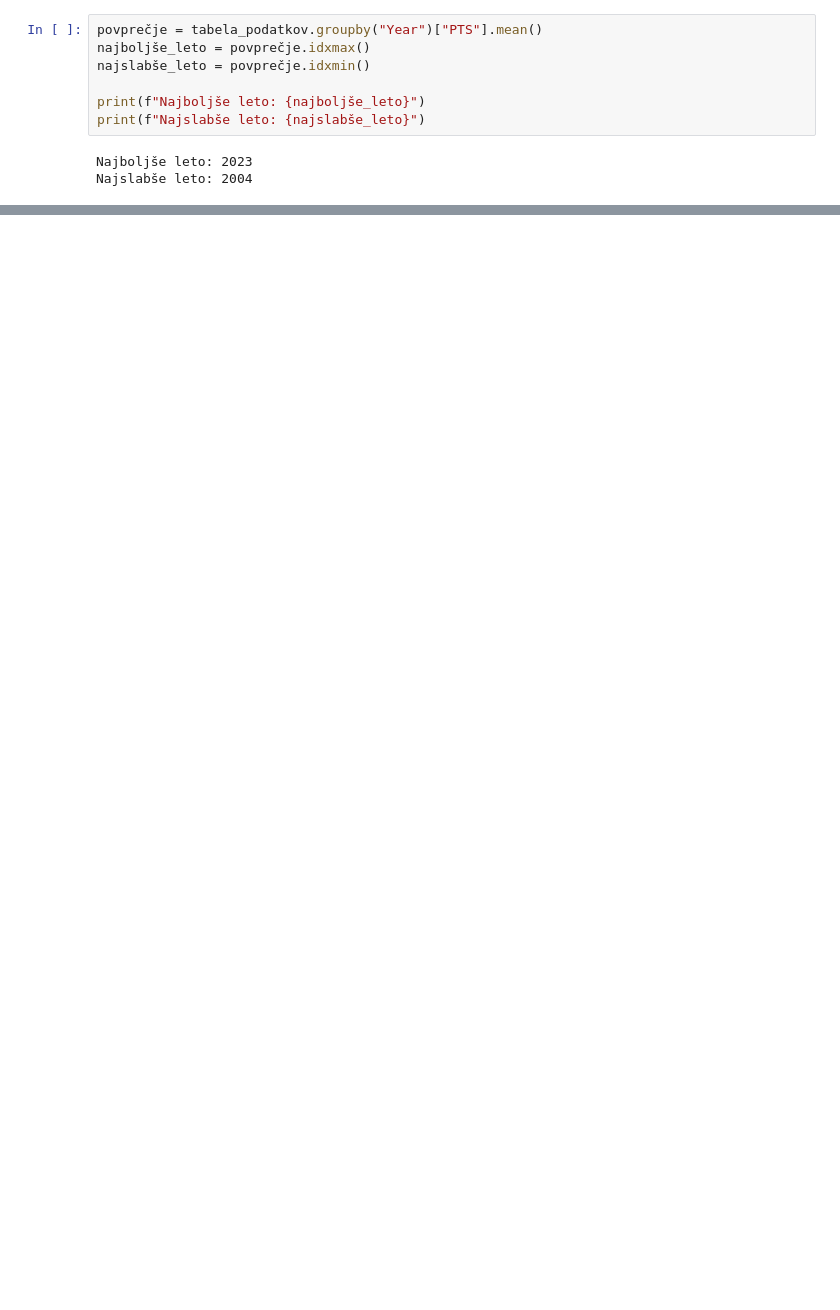
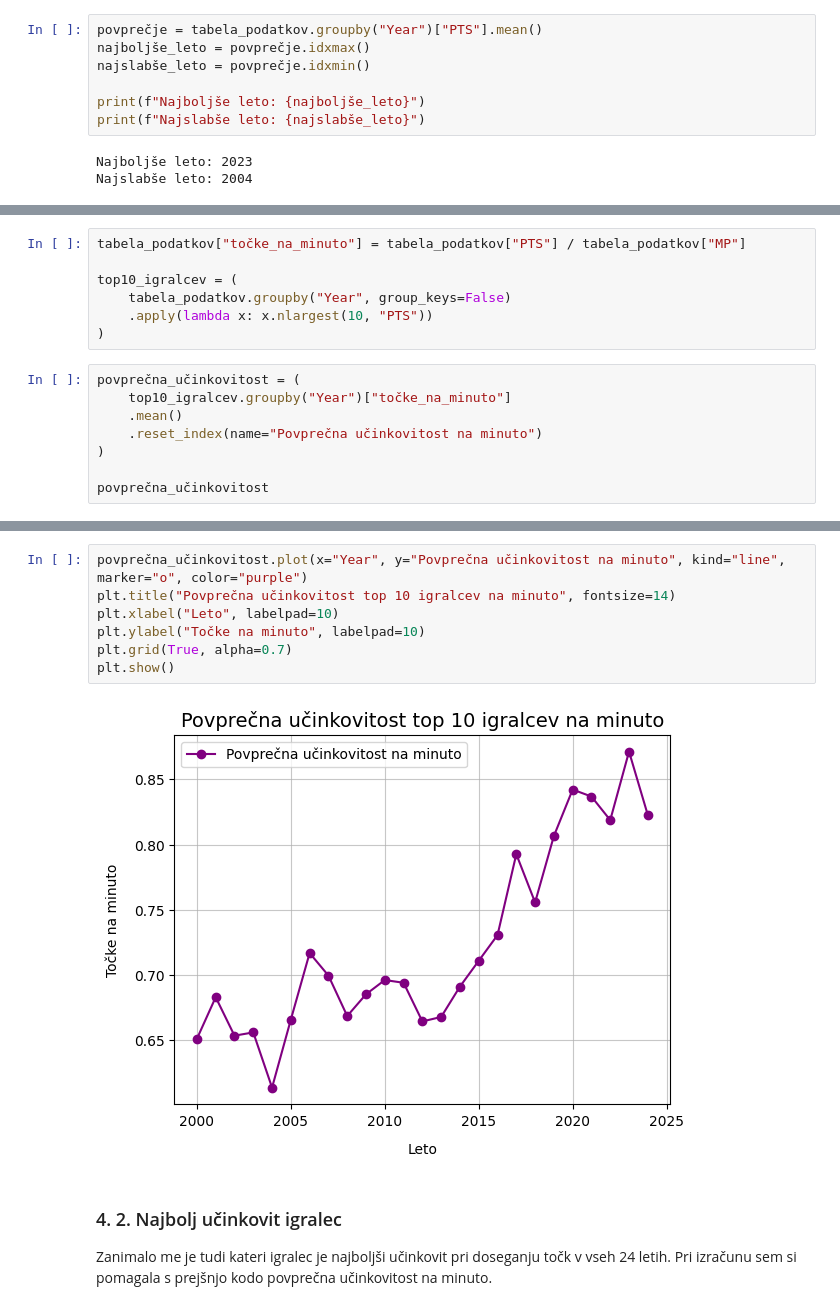
Before and after one commit to neza111/Projektna-naloga-UVP, a Jupyter notebook: analiza_podatkov.ipynb, the cells around one changed output, grey strips where cells are left out. Cells and saved outputs as stored; diff of their text form; blank space fills up the shorter version.

```diff
--- a/analiza_podatkov.ipynb
+++ b/analiza_podatkov.ipynb
@@ -124,0 +147,15 @@ povprečna_starost.plot(x="Year")
+# %%
+tabela_podatkov["točke_na_minuto"] = tabela_podatkov["PTS"] / tabela_podatkov["MP"]
+
+top10_igralcev = (
+    tabela_podatkov.groupby("Year", group_keys=False)
+    .apply(lambda x: x.nlargest(10, "PTS"))
+)
+# %%
+povprečna_učinkovitost = (
+    top10_igralcev.groupby("Year")["točke_na_minuto"]
+    .mean()
+    .reset_index(name="Povprečna učinkovitost na minuto")
+)
+
+povprečna_učinkovitost
@@ -124,0 +180,14 @@ povprečna_starost.plot(x="Year")
+# %%
+povprečna_učinkovitost.plot(x="Year", y="Povprečna učinkovitost na minuto", kind="line", marker="o", color="purple")
+plt.title("Povprečna učinkovitost top 10 igralcev na minuto", fontsize=14)
+plt.xlabel("Leto", labelpad=10)
+plt.ylabel("Točke na minuto", labelpad=10)
+plt.grid(True, alpha=0.7)
+plt.show()
+# %% [output]
+[figure, added]
+# %% [markdown]
+### 4. 2. Najbolj učinkovit igralec
+
+Zanimalo me je tudi kateri igralec je najboljši učinkovit pri doseganju točk v vseh 24 letih.
+Pri izračunu sem si pomagala s prejšnjo kodo povprečna učinkovitost na minuto.
```
Also changed, not shown: parts of 26 cells of this notebook, 1 other file.
